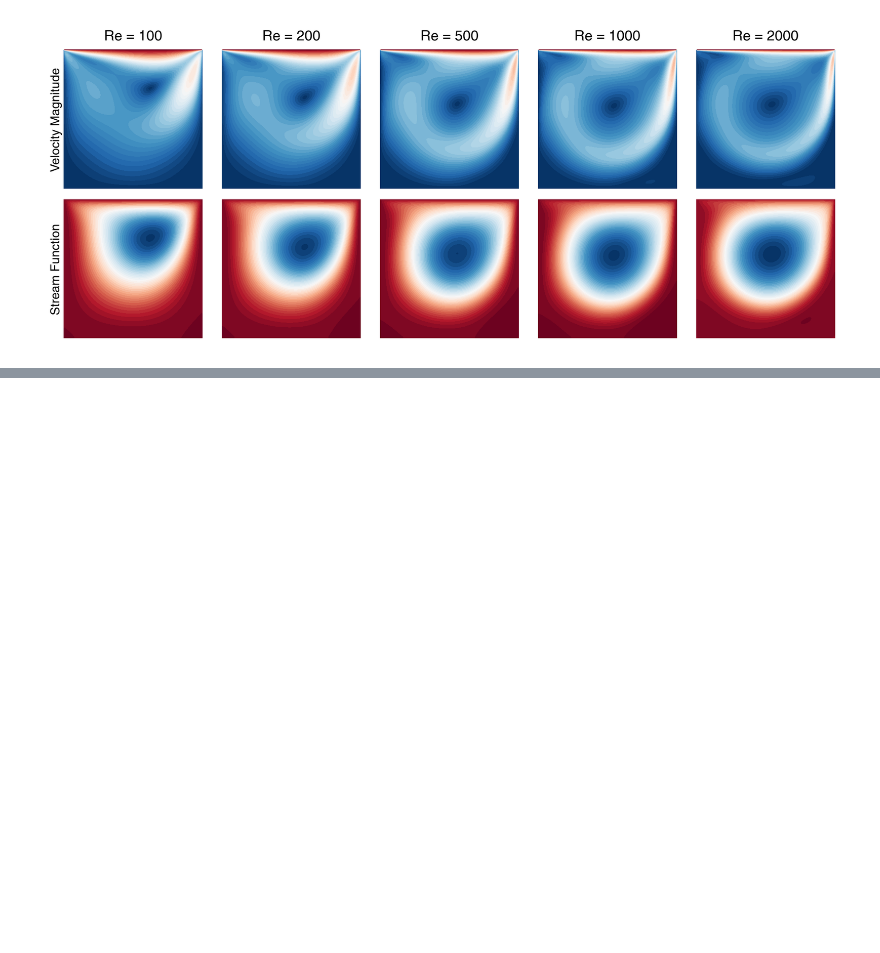
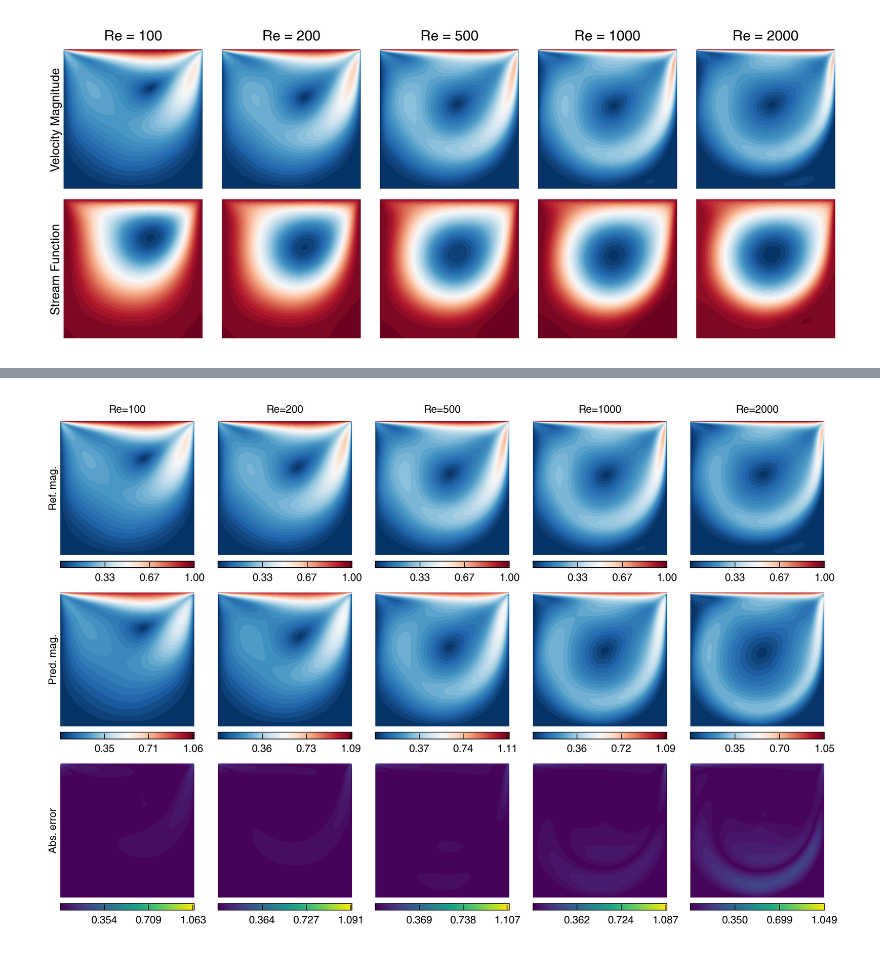
Before and after one commit to NanxiiChen/PI-CViT, a Jupyter notebook: ldc/eval.ipynb, the cells around one changed output, grey strips where cells are left out. Cells and saved outputs as stored; diff of their text form; code cells hidden in the pictures; blank space fills up the shorter version.

Commit message:
Update params

```diff
--- a/ldc/eval.ipynb
+++ b/ldc/eval.ipynb
@@ -120,3 +120,15 @@ for idx, (re_val, data_path) in enumerate(zip(re_vals, data_paths)):
         )
 # %% [output]
 [figure]
+# %%
+from ldc.simplified_cvit import CViT
+
+key = jax.random.PRNGKey(0)
+model_params = configs.model_params
+model_skeleton = CViT(
+    key,
+    **model_params,
+)
+
+weight = "/root/autodl-tmp/tf-logs/ldc/cvit/baseline-0126-mlplayer3/model_epoch_23000.eqx"
+model = eqx.tree_deserialise_leaves(weight, model_skeleton)
@@ -122,0 +161,73 @@ for idx, (re_val, data_path) in enumerate(zip(re_vals, data_paths)):
+# %%
+data_dir = configs.data_dir
+
+
+fig, axes = plt.subplots(
+    nrows=3,
+    ncols=B,
+    figsize=(1.5 * B, 5),
+    subplot_kw={"aspect": "equal",},
+)
+
+total_l2 = 0
+for i, this_reynold in enumerate(target_reynold):
+    ax = axes[0, i]
+    ax.set_axis_off()
+    ref_data = jnp.load(
+        f"{data_dir}/flow_fields_Re{int(this_reynold[0])}_N128.npz"
+    )
+    ref_u = ref_data["u"]  # (H, W)
+    ref_v = ref_data["v"]  # (H, W)
+    ref_speed = jnp.sqrt(ref_u**2 + ref_v**2)  # (H, W)
+
+    ref_cont = ax.contourf(
+        X, Y, ref_speed, levels=50, cmap="RdBu_r",
+    )
+    fig.colorbar(ref_cont, ax=ax, fraction=0.046, pad=0.04, orientation="horizontal",
+                 format="%.2f", ticks=jnp.linspace(0, jnp.max(ref_speed), num=4)[1:])
+    ax.text(
+        0.5, 1.05, f"Re={int(this_reynold[0])}",
+        transform=ax.transAxes,
+        ha="center", va="bottom",
+    )
+
+    ax = axes[1, i]
+    ax.set_axis_off()
+    pred_cont = ax.contourf(
+        X, Y, speed[i], levels=50, cmap="RdBu_r",
+    )
+    fig.colorbar(pred_cont, ax=ax, fraction=0.046, pad=0.04, orientation="horizontal",
+                 format="%.2f", ticks=jnp.linspace(0, jnp.max(speed[i]), num=4)[1:])
+
+    ax = axes[2, i]
+    ax.set_axis_off()
+    diff = jnp.abs(ref_speed - speed[i])
+    diff_cont = ax.contourf(X, Y, diff, levels=50, cmap="viridis",)
+    colorbar = fig.colorbar(
+        diff_cont, ax=ax, fraction=0.046, pad=0.04, orientation="horizontal",
+        format="%.3f", ticks=jnp.linspace(0, jnp.max(diff), num=4)[1:]
+    )
+
+    if i == 0:
+        axes[0, i].text(
+            -0.05, 0.5, "Ref. mag.",
+            transform=axes[0, i].transAxes,
+            rotation=90, ha="center", va="center",
+        )
+        axes[1, i].text(
+            -0.05, 0.5, "Pred. mag.",
+            transform=axes[1, i].transAxes,
+            rotation=90, ha="center", va="center",
+        )
+        axes[2, i].text(
+            -0.05, 0.5, "Abs. error",
+            transform=axes[2, i].transAxes,
+            rotation=90, ha="center", va="center",
+        )
+
+    this_l2 = jnp.sqrt(jnp.mean(diff**2)) / jnp.sqrt(jnp.mean(ref_speed**2))
+    total_l2 += this_l2 / B
+    print(f"Re={int(this_reynold[0])}, rel. L2 error: {this_l2:.6f}")
+print(f"Average rel. L2 error: {total_l2:.6f}")
+fig.tight_layout()
+# %% [output]
@@ -122,0 +240 @@ for idx, (re_val, data_path) in enumerate(zip(re_vals, data_paths)):
+[figure, added]
```
Also changed, not shown: parts of 4 cells of this notebook, 5 other files.
